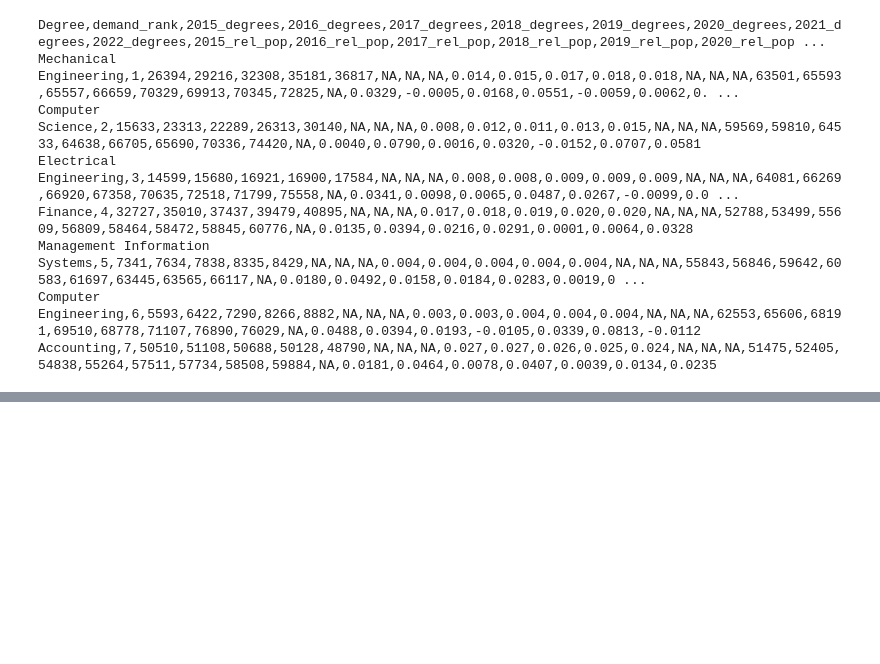
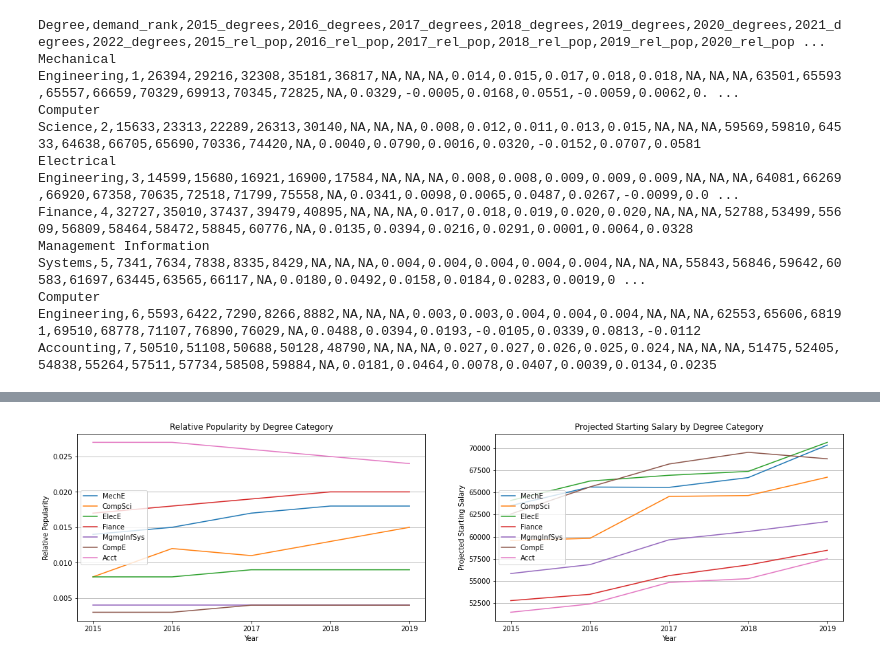
Before and after one commit to gitjgoud/python-bachelor-salary-projections, a Jupyter notebook: salary_projection_by_degree.ipynb, the cells around one changed output, grey strips where cells are left out. Cells and saved outputs as stored; diff of their text form; code cells hidden in the pictures; blank space fills up the shorter version.

Commit message:
finished plots

```diff
--- a/salary_projection_by_degree.ipynb
+++ b/salary_projection_by_degree.ipynb
@@ -57,3 +58,7 @@ salary_by_degree
 | 2020_pct_change | -0.0059 | -0.0152 | 0.0267 | 0.0001 | 0.0283 | ... |
 | 2021_pct_change | 0.0062 | 0.0707 | -0.0099 | 0.0064 | 0.0019 | ... |
 | 2022_pct_change | 0.0353 | 0.0581 | 0.0524 | 0.0328 | 0.0401 | ... |
+# %%
+#extract relative popularity data
+popdata = salary_by_degree.iloc[9:14]
+popdata
@@ -59,0 +72,3 @@ salary_by_degree
+# %%
+saldata = salary_by_degree.iloc[17:25]
+saldata
@@ -59,0 +85,3 @@ salary_by_degree
+# %%
+salchangedata = salary_by_degree.iloc[25:]
+salchangedata
@@ -59,0 +98,78 @@ salary_by_degree
+# %%
+##graphs all years with salary data - matching years only
+#build first set of graphs
+plt.figure(figsize =(20,5))
+ax = plt.subplot(1,2,1)
+xvalues=range(5)
+ax.set_xticks([0,1,2,3,4])
+ax.set_xticklabels(['2015','2016','2017','2018','2019'])
+plt.plot(xvalues,popdata['Mechanical_Engineering'])
+plt.plot(xvalues,popdata['Computer_Science'])
+plt.plot(xvalues,popdata['Electrical_Engineering'])
+plt.plot(xvalues,popdata['Finance'])
+plt.plot(xvalues,popdata['Management_Information_Systems'])
+plt.plot(xvalues,popdata['Computer_Engineering'])
+plt.plot(xvalues,popdata['Accounting'])
+plt.legend(['MechE','CompSci','ElecE','Fiance','MgmgInfSys','CompE','Acct'],loc=6)
+plt.xlabel('Year')
+plt.ylabel('Relative Popularity')
+plt.title('Relative Popularity by Degree Category')
+plt.grid(b=True, which='major',axis='y')
+
+ax = plt.subplot(1,2,2)
+xvalues = range(5)
+ax.set_xticks([0,1,2,3,4])
+ax.set_xticklabels(['2015','2016','2017','2018','2019'])
+plt.plot(xvalues,saldata.iloc[:5]['Mechanical_Engineering'])
+plt.plot(xvalues,saldata.iloc[:5]['Computer_Science'])
+plt.plot(xvalues,saldata.iloc[:5]['Electrical_Engineering'])
+plt.plot(xvalues,saldata.iloc[:5]['Finance'])
+plt.plot(xvalues,saldata.iloc[:5]['Management_Information_Systems'])
+plt.plot(xvalues,saldata.iloc[:5]['Computer_Engineering'])
+plt.plot(xvalues,saldata.iloc[:5]['Accounting'])
+plt.legend(['MechE','CompSci','ElecE','Fiance','MgmgInfSys','CompE','Acct'],loc=6)
+plt.xlabel('Year')
+plt.ylabel('Projected Starting Salary')
+plt.title('Projected Starting Salary by Degree Category')
+plt.grid(b=True, which='major',axis='y')
+plt.show()
+
+
+#build second set of graphs
+plt.figure(figsize =(20,5))
+ax = plt.subplot(1,2,1)
+xvalues=range(5)
+ax.set_xticks([0,1,2,3,4])
+ax.set_xticklabels(['2015','2016','2017','2018','2019'])
+plt.plot(xvalues,popdata['Mechanical_Engineering'])
+plt.plot(xvalues,popdata['Computer_Science'])
+plt.plot(xvalues,popdata['Electrical_Engineering'])
+plt.plot(xvalues,popdata['Finance'])
+plt.plot(xvalues,popdata['Management_Information_Systems'])
+plt.plot(xvalues,popdata['Computer_Engineering'])
+plt.plot(xvalues,popdata['Accounting'])
+plt.legend(['MechE','CompSci','ElecE','Fiance','MgmgInfSys','CompE','Acct'],loc=6)
+plt.xlabel('Year')
+plt.ylabel('Relative Popularity')
+plt.title('Relative Popularity by Degree Category')
+plt.grid(b=True, which='major',axis='y')
+
+ax = plt.subplot(1,2,2)
+xvalues = range(5)
+ax.set_xticks([0,1,2,3,4])
+ax.set_xticklabels(['2015','2016','2017','2018','2019'])
+plt.plot(xvalues,salchangedata.iloc[:5]['Mechanical_Engineering'])
+plt.plot(xvalues,salchangedata.iloc[:5]['Computer_Science'])
+plt.plot(xvalues,salchangedata.iloc[:5]['Electrical_Engineering'])
+plt.plot(xvalues,salchangedata.iloc[:5]['Finance'])
+plt.plot(xvalues,salchangedata.iloc[:5]['Management_Information_Systems'])
+plt.plot(xvalues,salchangedata.iloc[:5]['Computer_Engineering'])
+plt.plot(xvalues,salchangedata.iloc[:5]['Accounting'])
+plt.legend(['MechE','CompSci','ElecE','Fiance','MgmgInfSys','CompE','Acct'],loc=6)
+plt.xlabel('Year')
+plt.ylabel('% Change')
+plt.title('Change in Projected Starting Salary by Degree Category')
+plt.grid(b=True, which='major',axis='y')
+plt.show()
+# %% [output]
+[figure, added]
```
Also changed, not shown: parts of 6 cells of this notebook.
